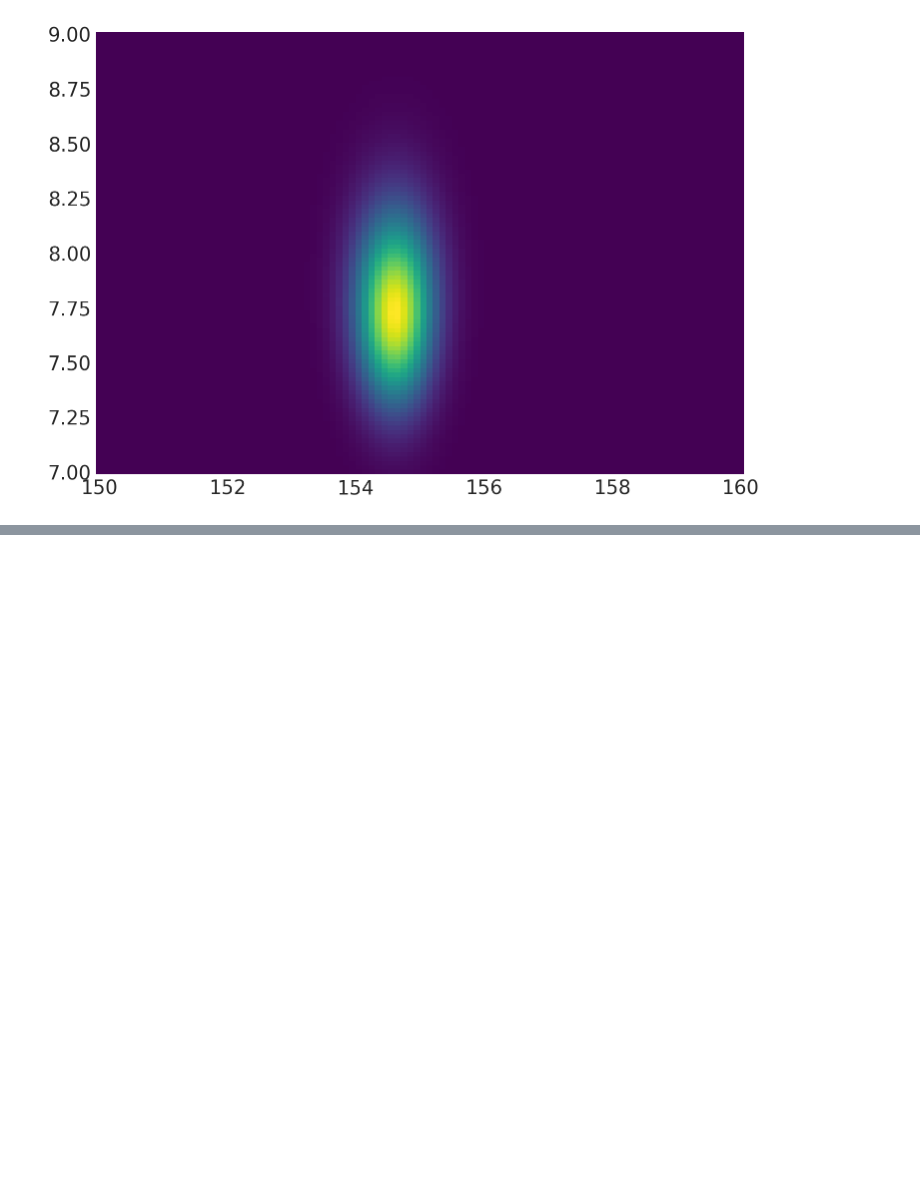
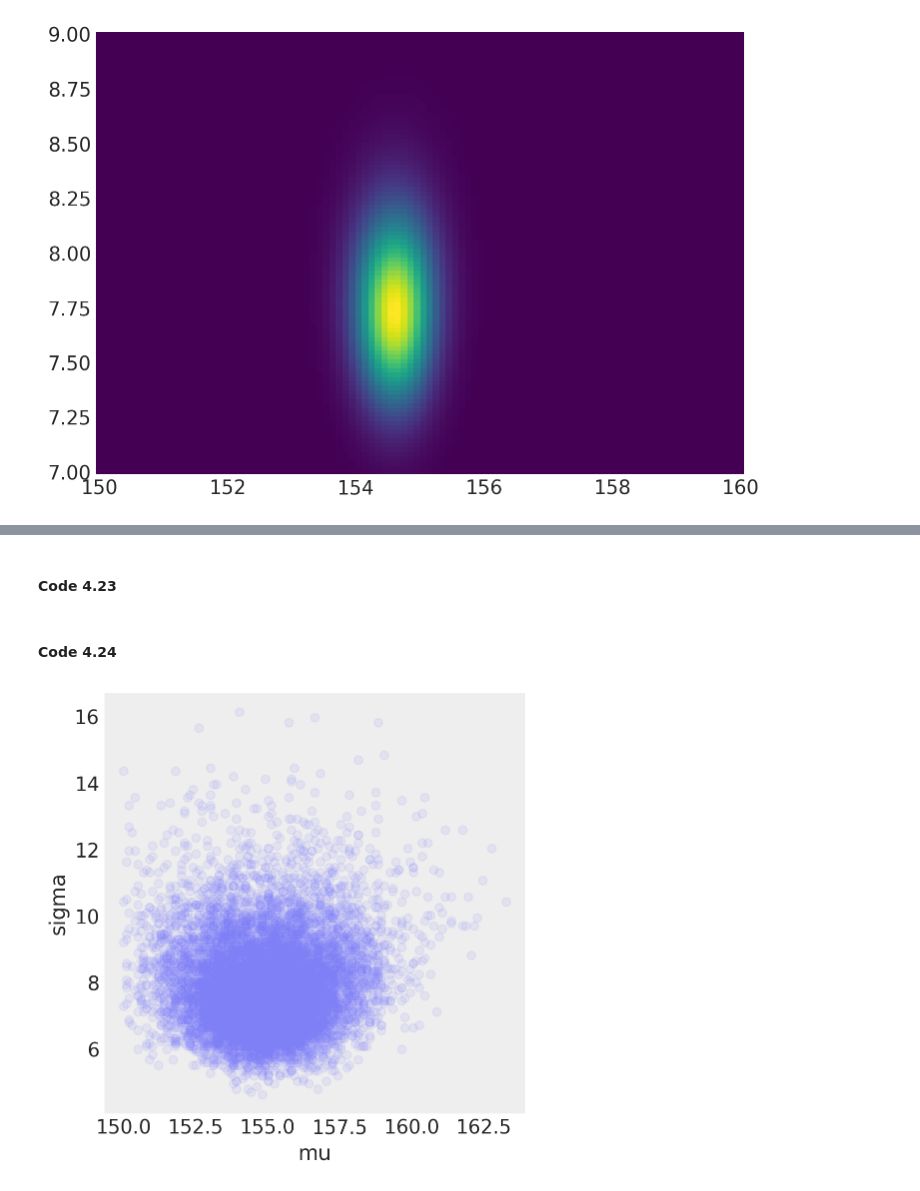
Before and after one commit to bambinos/educational-resources, a Jupyter notebook: Rethinking/Chp_04.ipynb, the cells around one changed output, grey strips where cells are left out. Drawn from its saved outputs; the diff is of its cells as text; code cells hidden in the pictures; blank space fills up the shorter version.

```diff
--- a/Rethinking/Chp_04.ipynb
+++ b/Rethinking/Chp_04.ipynb
@@ -202,0 +238,29 @@ plt.pcolormesh(xi, yi, zi, shading='auto');
+# %% [markdown]
+#### Code 4.23
+# %%
+d3 = np.random.choice(d2.height, size=20)
+# %% [markdown]
+#### Code 4.24
+# %%
+mu_list = np.linspace(150, 170, num=200)
+sigma_list = np.linspace(4, 20, num=200)
+post2 = pd.DataFrame(np.array(np.meshgrid(mu_list, sigma_list)).reshape(2, -1).T, columns=["mu", "sigma"])
+post2['LL'] = [
+    stats.norm.logpdf(d3, loc=post2.mu[i], scale=post2.sigma[i]).sum()
+    for i in post2.index
+]
+post2['prod'] = post2.LL + stats.norm.logpdf(post2.mu, 178, 20) + stats.uniform.logpdf(post2.sigma, 0, 50)
+post2['prob'] = np.exp(post2['prod'] - post2['prod'].max())
+
+sample2_rows = np.random.choice(post2.index, size=int(1e4), replace=True, p = post2['prob'] / post2['prob'].sum())
+sample2_mu = post2.mu[sample2_rows]
+sample2_sigma = post2.sigma[sample2_rows]
+# %%
+fig, ax = plt.subplots()
+ax.set_box_aspect(1)
+ax.plot(sample2_mu, sample2_sigma, 'o', color="#8080FF", alpha=0.1)
+ax.set_xlabel('mu')
+ax.set_ylabel('sigma')
+ax.grid(False);Approximation
+# %% [output]
+[figure, added]
```
Also changed, not shown: parts of 42 cells of this notebook.
